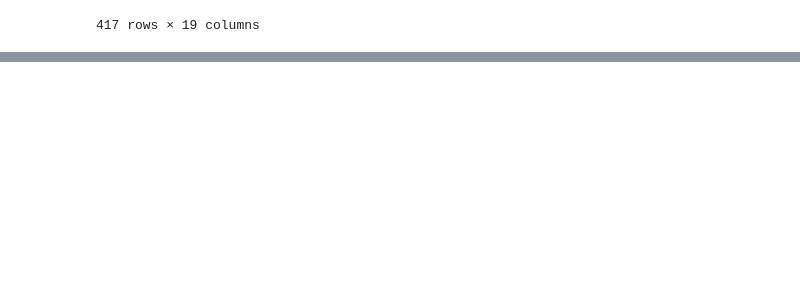
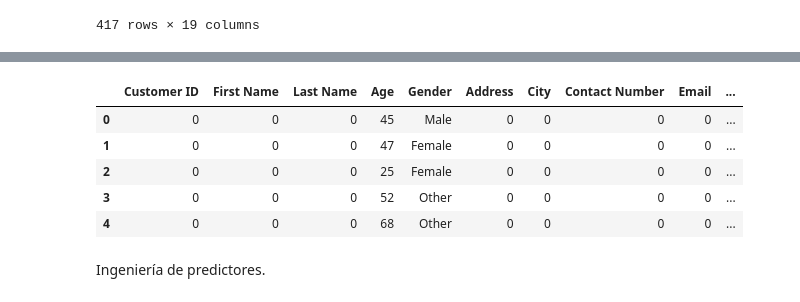
Before and after one commit to albertofalco/ENAP, a Jupyter notebook: 2025_01/main/main.ipynb, the cells around one changed output, grey strips where cells are left out. Cells and saved outputs as stored; diff of their text form; code cells hidden in the pictures; blank space fills up the shorter version.

```diff
--- a/2025_01/main/main.ipynb
+++ b/2025_01/main/main.ipynb
@@ -65,0 +81,7 @@ dtype: object
+# %%
+# Copia del data frame para preprocesamiento.
+df_preprocessed = df.copy()
+# %%
+# Recuento de valores únicos por atributo.
+for col in df_preprocessed.columns:
+  print(col, ":", df_preprocessed[col].nunique())
@@ -65,0 +108,7 @@ dtype: object
+# %%
+# Asignación de valores 1 y 0 para atributos no numéricos con posibles valores superiores a 10.
+for col in df_preprocessed.columns:
+  if pd.api.types.is_numeric_dtype(df_preprocessed[col]) or df_preprocessed[col].nunique() < 10:
+    continue
+  else:
+    df_preprocessed[col] = df_preprocessed[col].apply(lambda x: 1 if pd.isna(x) or x == '' or str(x).strip() == "" else 0)
@@ -65,0 +162,12 @@ dtype: object
+# %%
+# Head del data frame.
+df_preprocessed.head()
+# %% [output]
+|  | Customer ID | First Name | Last Name | Age | Gender | Address | City | Contact Number | Email | ... |
+| 0 | 0 | 0 | 0 | 45 | Male | 0 | 0 | 0 | 0 | ... |
+| 1 | 0 | 0 | 0 | 47 | Female | 0 | 0 | 0 | 0 | ... |
+| 2 | 0 | 0 | 0 | 25 | Female | 0 | 0 | 0 | 0 | ... |
+| 3 | 0 | 0 | 0 | 52 | Other | 0 | 0 | 0 | 0 | ... |
+| 4 | 0 | 0 | 0 | 68 | Other | 0 | 0 | 0 | 0 | ... |
+# %% [markdown]
+Ingeniería de predictores.
```
Also changed, not shown: parts of 18 cells of this notebook.
